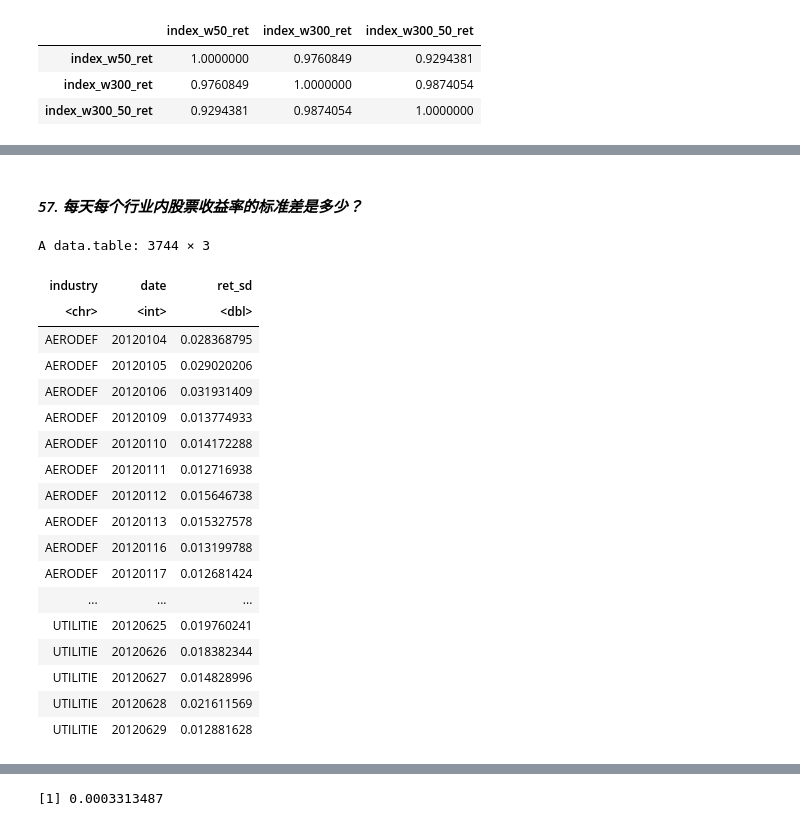
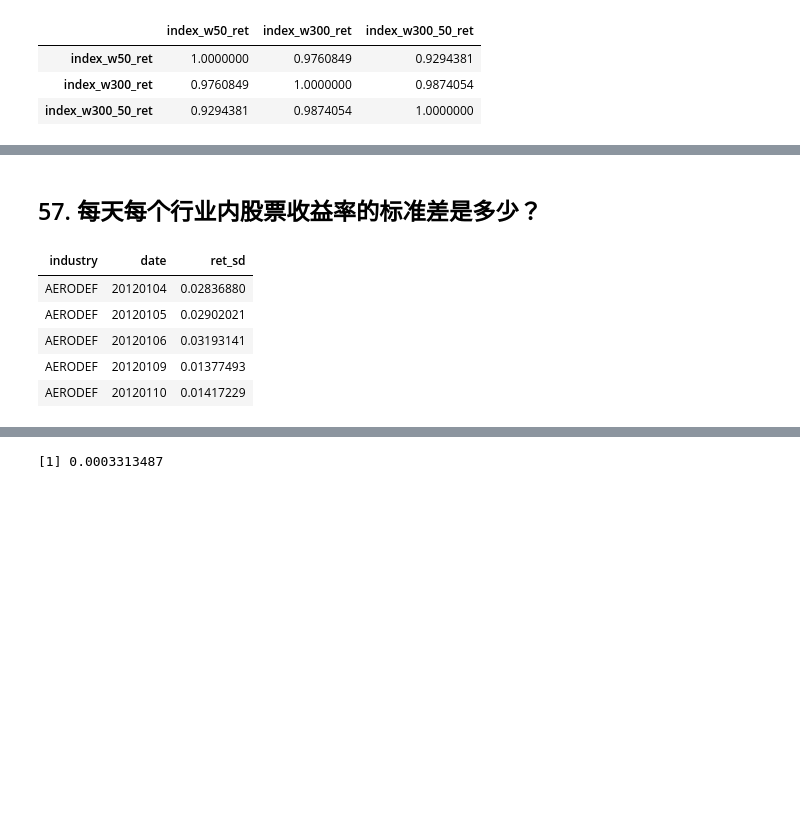
Before and after one commit to Ravin515/r-data-practice, a Jupyter notebook: answer-keys.ipynb, the cells around one changed output, grey strips where cells are left out. Cells and saved outputs as stored; diff of their text form; code cells hidden in the pictures; blank space fills up the shorter version.

```diff
--- a/answer-keys.ipynb
+++ b/answer-keys.ipynb
@@ -1387,26 +949,14 @@ A data.table: 3712 × 3
 # %% [markdown]
-#### *57. 每天每个行业内股票收益率的标准差是多少？*
+## 57. 每天每个行业内股票收益率的标准差是多少？
 # %%
 data[, .(stkcd_ret = close/pre_close - 1), keyby = .(symbol, industry, date)
-    ][, .(ret_sd = sd(stkcd_ret)), keyby = .(industry, date)]
+    ][, .(ret_sd = sd(stkcd_ret)), keyby = .(industry, date)
+    ][1:5]
 # %% [output]
-A data.table: 3744 × 3
 | industry | date | ret_sd |
-| <chr> | <int> | <dbl> |
-| AERODEF | 20120104 | 0.028368795 |
-| AERODEF | 20120105 | 0.029020206 |
-| AERODEF | 20120106 | 0.031931409 |
-| AERODEF | 20120109 | 0.013774933 |
-| AERODEF | 20120110 | 0.014172288 |
-| AERODEF | 20120111 | 0.012716938 |
-| AERODEF | 20120112 | 0.015646738 |
-| AERODEF | 20120113 | 0.015327578 |
-| AERODEF | 20120116 | 0.013199788 |
-| AERODEF | 20120117 | 0.012681424 |
-| ... | ... | ... |
-| UTILITIE | 20120625 | 0.019760241 |
-| UTILITIE | 20120626 | 0.018382344 |
-| UTILITIE | 20120627 | 0.014828996 |
-| UTILITIE | 20120628 | 0.021611569 |
-| UTILITIE | 20120629 | 0.012881628 |
+| AERODEF | 20120104 | 0.02836880 |
+| AERODEF | 20120105 | 0.02902021 |
+| AERODEF | 20120106 | 0.03193141 |
+| AERODEF | 20120109 | 0.01377493 |
+| AERODEF | 20120110 | 0.01417229 |
 # %% [markdown]
```
Also changed, not shown: parts of 195 cells of this notebook, 2 other files.
